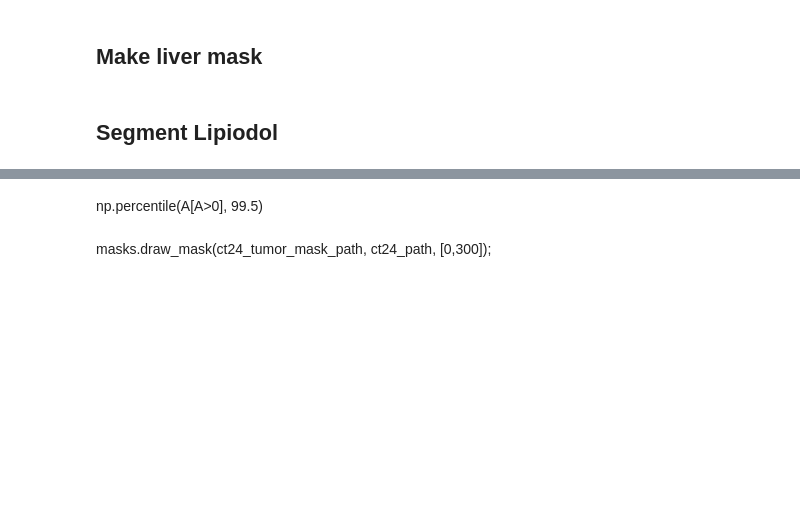
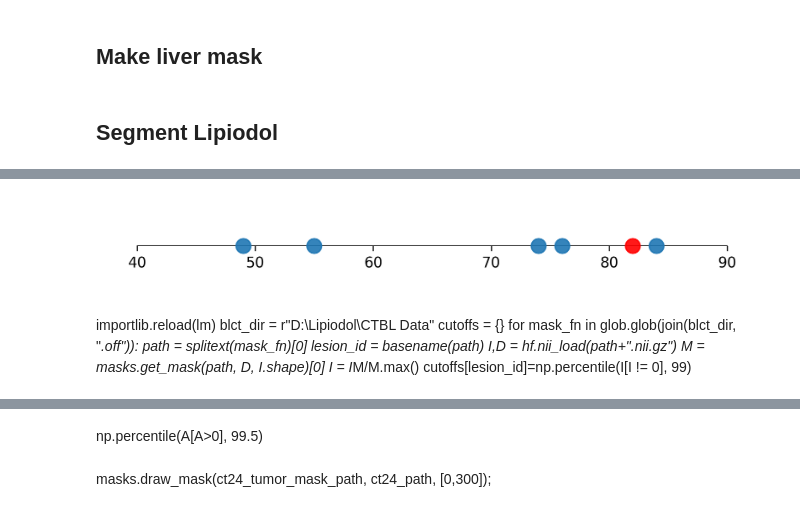
Before and after one commit to clintonjwang/lipiodol, a Jupyter notebook: data-retriever.ipynb, the cells around one changed output, grey strips where cells are left out. Drawn from its saved outputs; the diff is of its cells as text; code cells hidden in the pictures; blank space fills up the shorter version.

```diff
--- a/data-retriever.ipynb
+++ b/data-retriever.ipynb
@@ -221,3 +241,25 @@ np.median([49.0, 55.0, 84.0, 76.0, 74.0, 82.0])
+# %%
+cutoffs.pop('PK-22')
+plt.figure(figsize=(8, 1), dpi=300)
+plt.plot(np.linspace(40,90,100), [0]*100, 'k-', lw=.5)
+plt.plot(list(cutoffs.values()), np.zeros(len(cutoffs)), '.', markersize=20, alpha=.9)
+plt.plot([82], [0], 'r.', markersize=20, alpha=.9)
+sns.despine(top=True, right=True, left=True, bottom=True)
+plt.yticks([]);
+plt.axes().spines['bottom'].set_position('center')
+# %% [output]
+[figure, added]
+# %% [markdown]
+importlib.reload(lm)
+blct_dir = r"D:\Lipiodol\CTBL Data"
+cutoffs = {}
+for mask_fn in glob.glob(join(blct_dir, "*.off")):
+    path = splitext(mask_fn)[0]
+    lesion_id = basename(path)
+    I,D = hf.nii_load(path+".nii.gz")
+    M = masks.get_mask(path, D, I.shape)[0]
+    I = I*M/M.max()
+    cutoffs[lesion_id]=np.percentile(I[I != 0], 99)
 # %% [markdown]
 ct_img, ct_dims = hf.dcm_load(join(target_dir, lesion_id, "CTBL"), True, True)
 hf.save_nii(ct_img, ctbl_path, ct_dims)
```
Also changed, not shown: parts of 42 cells of this notebook, 6 other files.
